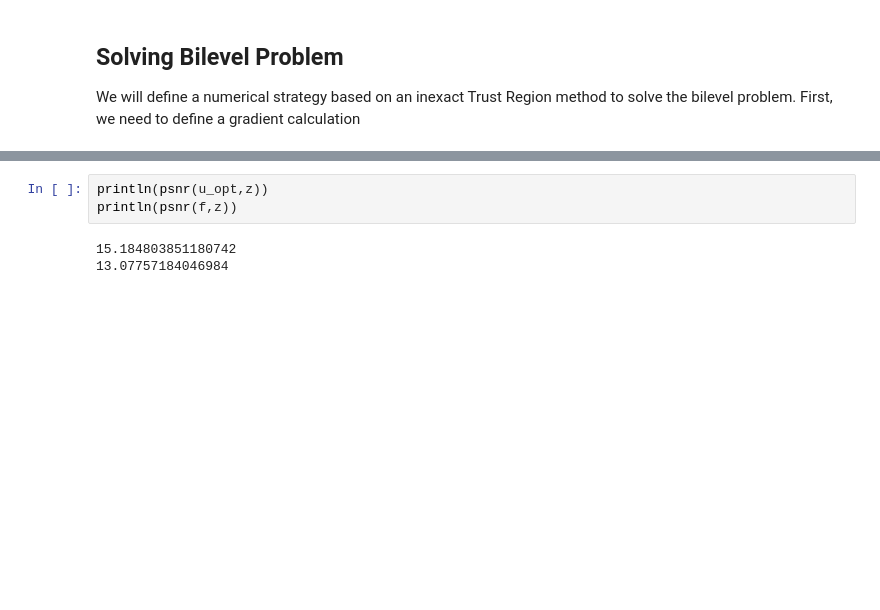
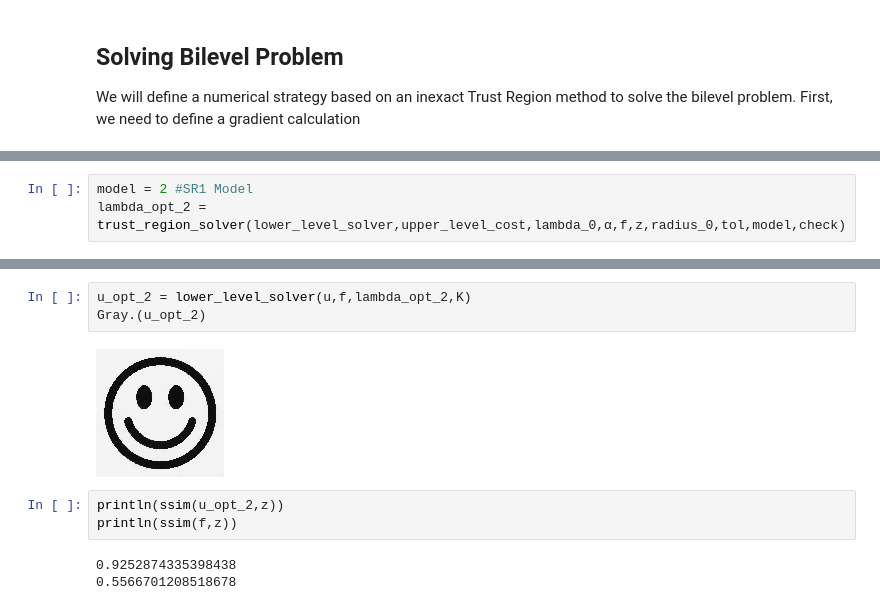
Before and after one commit to dvillacis/BilevelImagingParameterLearning.jl, a Jupyter notebook: demo/bilevel_scalar_rof/Scalar Bilevel ROF SMILEY.ipynb, the cells around one changed output, grey strips where cells are left out. Saved outputs shown, nothing was run; the diff lists cells and outputs as text; blank space fills up the shorter version.

```diff
--- a/demo/bilevel_scalar_rof/Scalar Bilevel ROF SMILEY.ipynb
+++ b/demo/bilevel_scalar_rof/Scalar Bilevel ROF SMILEY.ipynb
@@ -164,0 +157,3 @@ println(ssim(f,z))
+# %%
+model = 2 #SR1 Model
+lambda_opt_2 = trust_region_solver(lower_level_solver,upper_level_cost,lambda_0,α,f,z,radius_0,tol,model,check)
@@ -165,6 +179,11 @@ println(ssim(f,z))
+# %%
+u_opt_2 = lower_level_solver(u,f,lambda_opt_2,K)
+Gray.(u_opt_2)
+# %% [output]
+[figure, added]
 # %%
-println(psnr(u_opt,z))
-println(psnr(f,z))
+println(ssim(u_opt_2,z))
+println(ssim(f,z))
 # %% [output]
-15.184803851180742
-13.07757184046984
+0.9252874335398438
+0.5566701208518678
```
Also changed, not shown: parts of 20 cells of this notebook, 12 other files.
